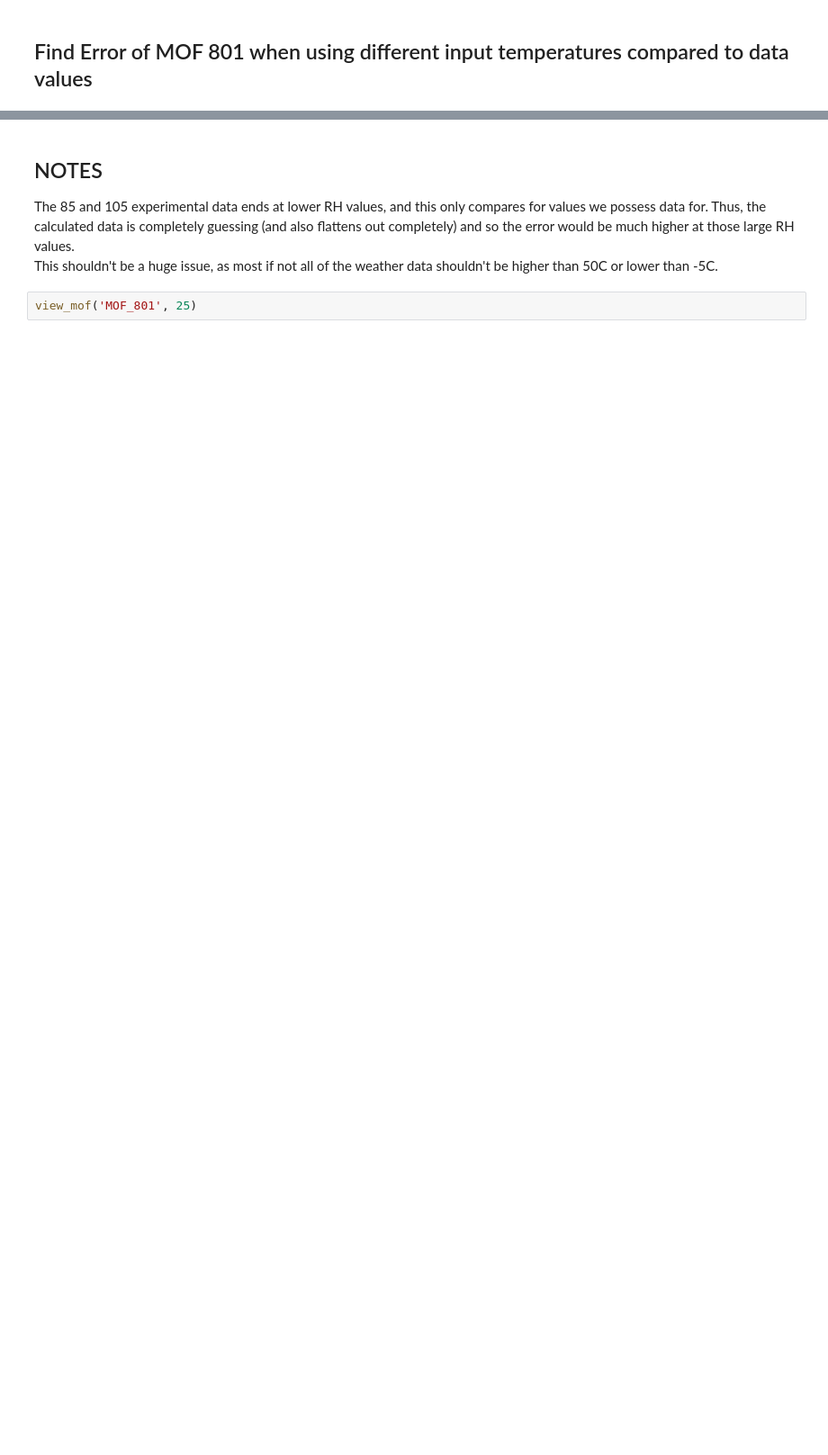
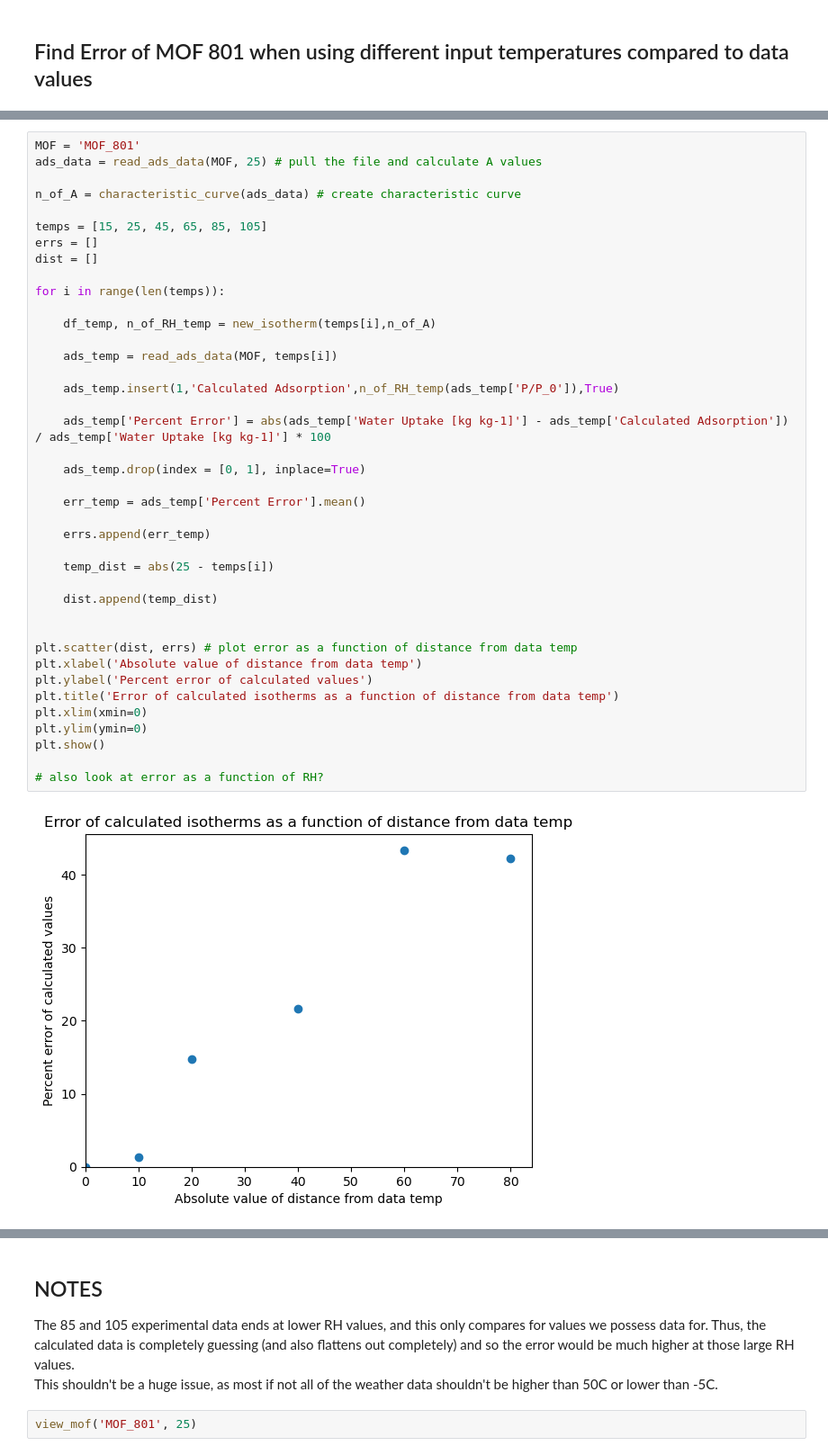
Before and after one commit to SimonEnsemble/water_harvesting, a Jupyter notebook: Polanyi_calculation_general.ipynb, the cells around one changed output, grey strips where cells are left out. Shown at 90% size. Saved outputs shown, nothing was run; the diff lists cells and outputs as text; blank space fills up the shorter version.

```diff
--- a/Polanyi_calculation_general.ipynb
+++ b/Polanyi_calculation_general.ipynb
@@ -326,0 +266,42 @@ plt.show()
+# %%
+MOF = 'MOF_801'
+ads_data = read_ads_data(MOF, 25) # pull the file and calculate A values
+
+n_of_A = characteristic_curve(ads_data) # create characteristic curve
+
+temps = [15, 25, 45, 65, 85, 105]
+errs = []
+dist = []
+
+for i in range(len(temps)):
+
+    df_temp, n_of_RH_temp = new_isotherm(temps[i],n_of_A)
+
+    ads_temp = read_ads_data(MOF, temps[i])
+
+    ads_temp.insert(1,'Calculated Adsorption',n_of_RH_temp(ads_temp['P/P_0']),True)
+
+    ads_temp['Percent Error'] = abs(ads_temp['Water Uptake [kg kg-1]'] - ads_temp['Calculated Adsorption']) / ads_temp['Water Uptake [kg kg-1]'] * 100
+
+    ads_temp.drop(index = [0, 1], inplace=True)
+
+    err_temp = ads_temp['Percent Error'].mean()
+
+    errs.append(err_temp)
+
+    temp_dist = abs(25 - temps[i])
+
+    dist.append(temp_dist)
+
+
+plt.scatter(dist, errs) # plot error as a function of distance from data temp
+plt.xlabel('Absolute value of distance from data temp')
+plt.ylabel('Percent error of calculated values')
+plt.title('Error of calculated isotherms as a function of distance from data temp')
+plt.xlim(xmin=0)
+plt.ylim(ymin=0)
+plt.show()
+
+# also look at error as a function of RH?
+# %% [output]
+[figure, added]
```
Also changed, not shown: parts of 5 cells of this notebook.
